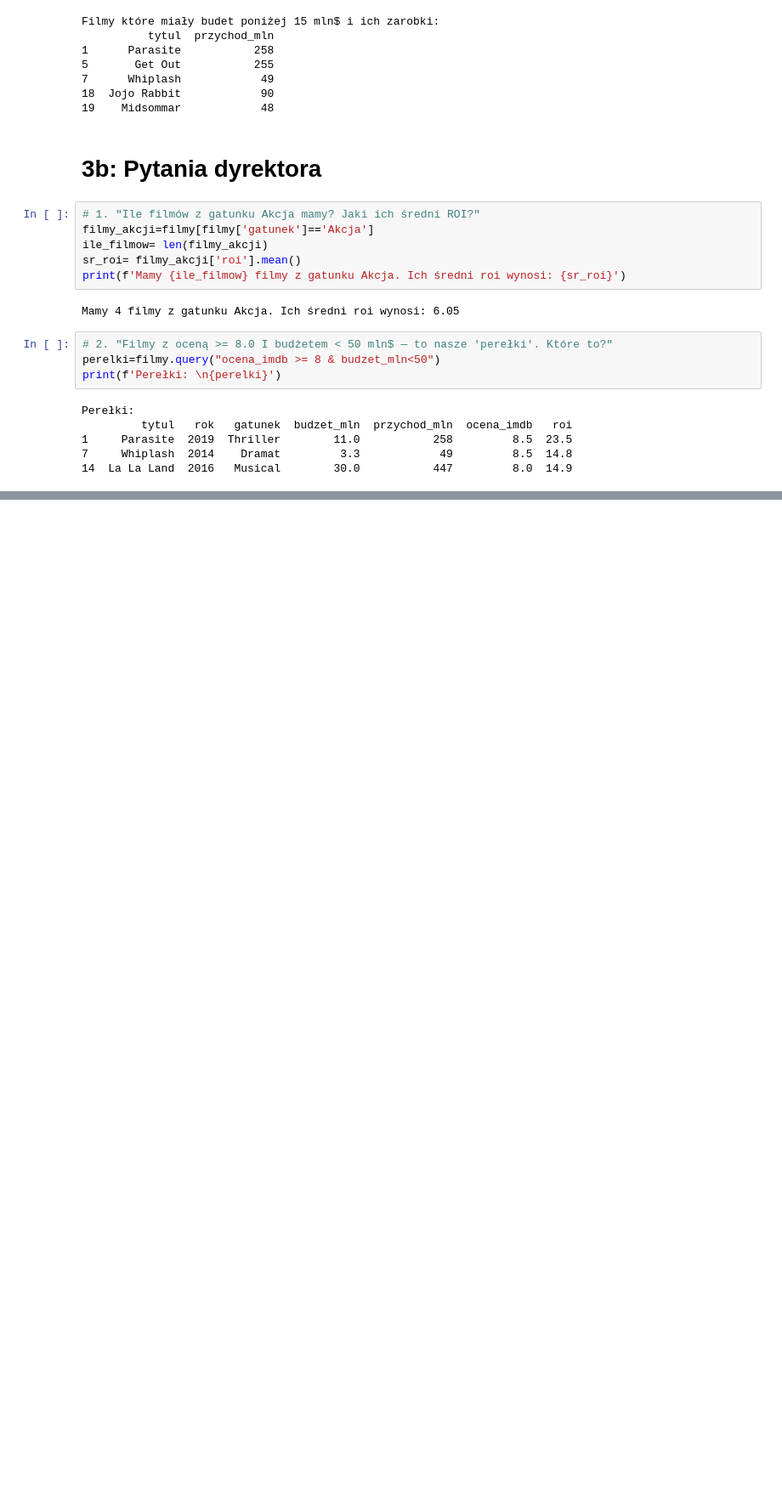
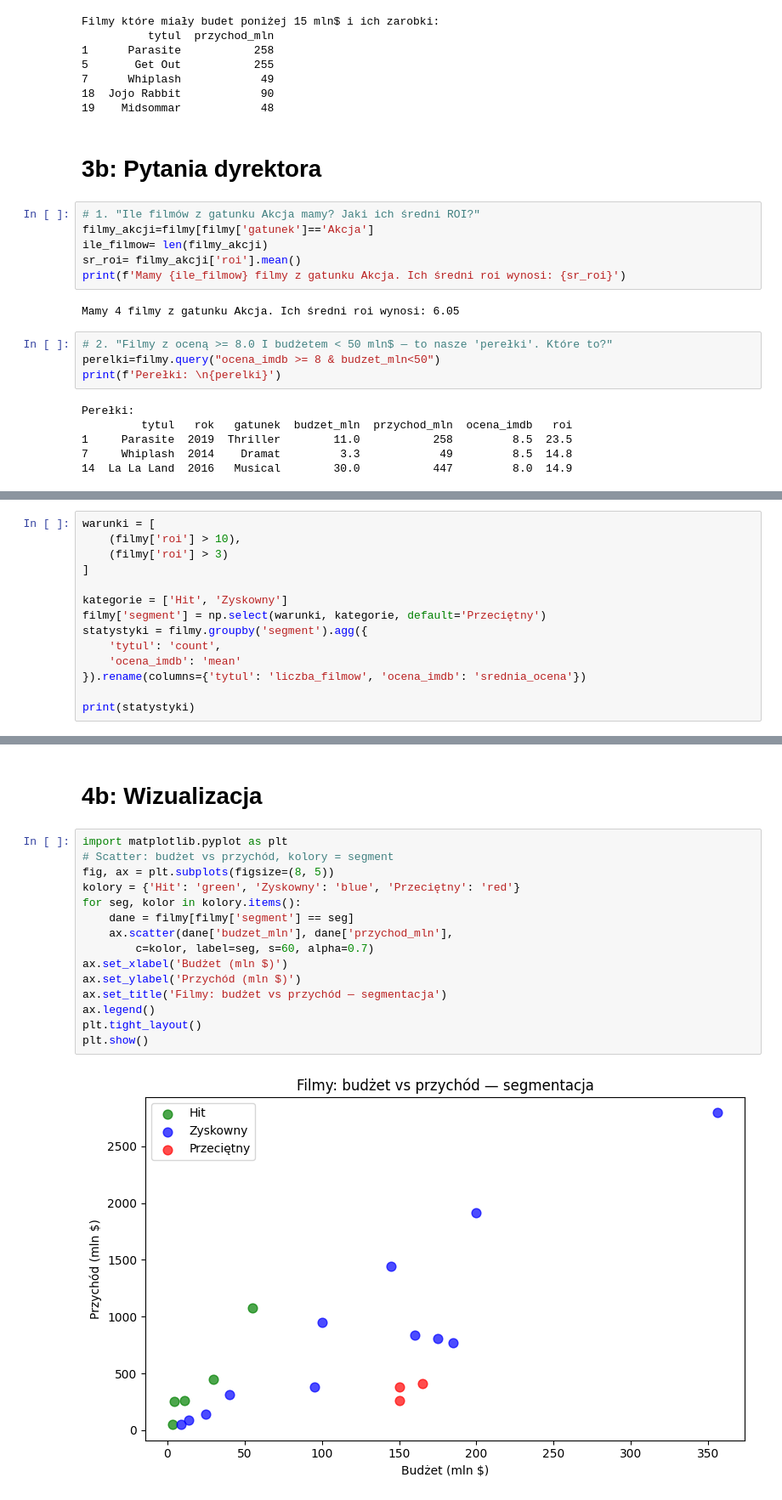
Before and after one commit to NataliaZio/python2-lab, a Jupyter notebook: lab06/lab06_pandas_selection.ipynb, the cells around one changed output, grey strips where cells are left out. Shown at 85% size. Cells and saved outputs as stored; diff of their text form; blank space fills up the shorter version.

Commit message:
L06: selekcja, filtrowanie, analiza filmów, segmentacja

```diff
--- a/lab06/lab06_pandas_selection.ipynb
+++ b/lab06/lab06_pandas_selection.ipynb
@@ -326,0 +379,14 @@ Perełki:
+# %%
+warunki = [
+    (filmy['roi'] > 10),
+    (filmy['roi'] > 3)
+]
+
+kategorie = ['Hit', 'Zyskowny']
+filmy['segment'] = np.select(warunki, kategorie, default='Przeciętny')
+statystyki = filmy.groupby('segment').agg({
+    'tytul': 'count',
+    'ocena_imdb': 'mean'
+}).rename(columns={'tytul': 'liczba_filmow', 'ocena_imdb': 'srednia_ocena'})
+
+print(statystyki)
@@ -326,0 +399,19 @@ Perełki:
+# %% [markdown]
+# 4b: Wizualizacja
+# %%
+import matplotlib.pyplot as plt
+# Scatter: budżet vs przychód, kolory = segment
+fig, ax = plt.subplots(figsize=(8, 5))
+kolory = {'Hit': 'green', 'Zyskowny': 'blue', 'Przeciętny': 'red'}
+for seg, kolor in kolory.items():
+    dane = filmy[filmy['segment'] == seg]
+    ax.scatter(dane['budzet_mln'], dane['przychod_mln'],
+        c=kolor, label=seg, s=60, alpha=0.7)
+ax.set_xlabel('Budżet (mln $)')
+ax.set_ylabel('Przychód (mln $)')
+ax.set_title('Filmy: budżet vs przychód — segmentacja')
+ax.legend()
+plt.tight_layout()
+plt.show()
+# %% [output]
+[figure, added]
```
Also changed, not shown: parts of 13 cells of this notebook.
